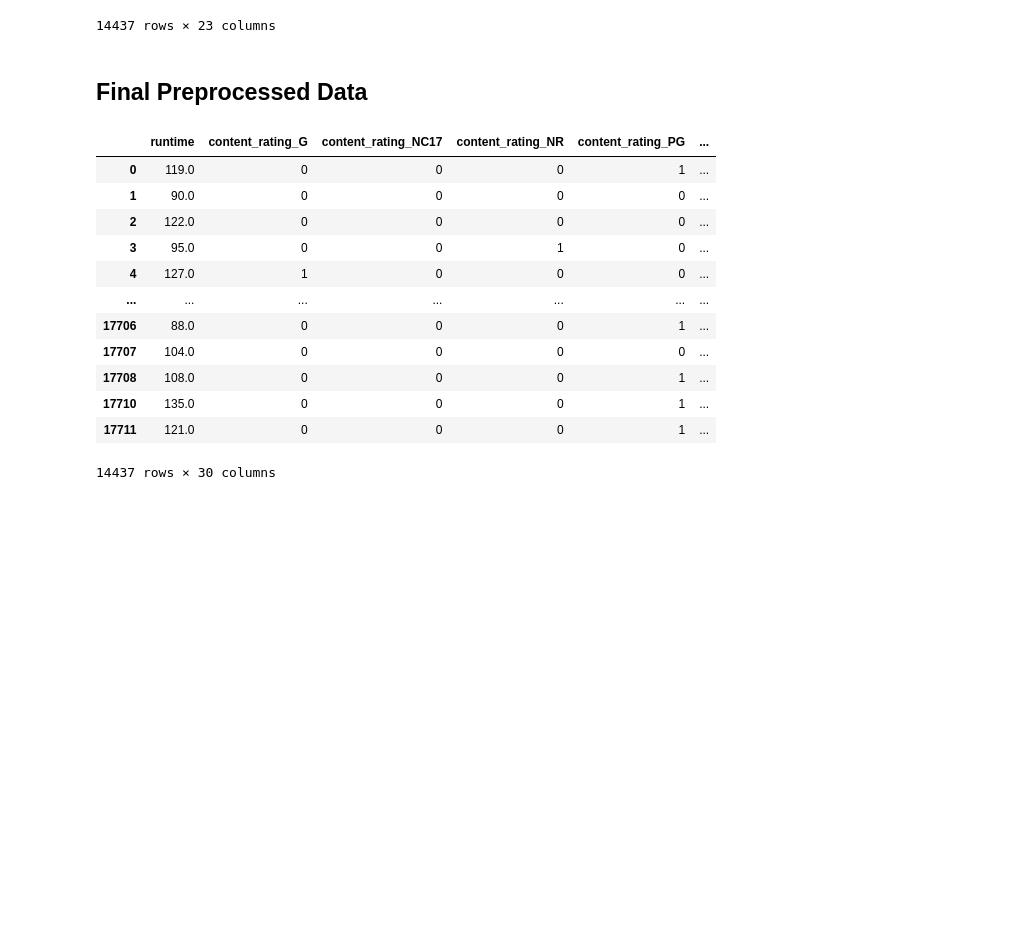
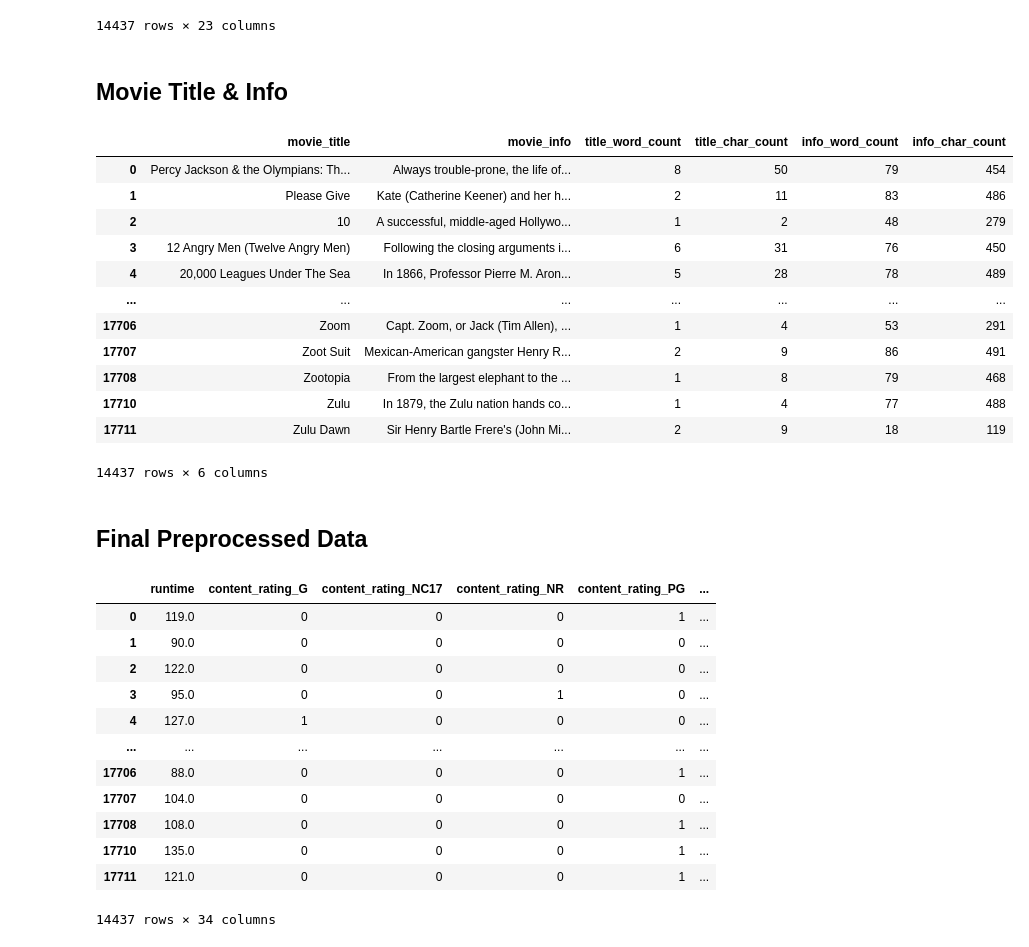
Before and after one commit to devinhughes/Rotten_tomatoes_project, a Jupyter notebook: preprocessing.ipynb, the cells around one changed output. Drawn from its saved outputs; the diff is of its cells as text; code cells hidden in the pictures; blank space fills up the shorter version.

Commit message:
add text length features

```diff
--- a/preprocessing.ipynb
+++ b/preprocessing.ipynb
@@ -171,6 +171,30 @@ genre_df
 | 17710 | Classics, Drama | 1 | 0 | 0 | 0 | 0 | 0 | ... |
 | 17711 | Action & Adventure, Art House & I... | 1 | 0 | 1 | 0 | 1 | 0 | ... |
 14437 rows × 23 columns
+# %% [markdown]
+## Movie Title & Info
+# %%
+# Create DataFrame with text length analysis (word and character counts)
+text_df = movies_df_clean[["movie_title", "movie_info"]].copy()
+text_df["title_word_count"] = text_df["movie_title"].apply(lambda x: len(x.split()))
+text_df["title_char_count"] = text_df["movie_title"].apply(lambda x: len(x))
+text_df["info_word_count"] = text_df["movie_info"].apply(lambda x: len(x.split()))
+text_df["info_char_count"] = text_df["movie_info"].apply(lambda x: len(x))
+text_df
+# %% [output]
+|  | movie_title | movie_info | title_word_count | title_char_count | info_word_count | info_char_count |
+| 0 | Percy Jackson & the Olympians: Th... | Always trouble-prone, the life of... | 8 | 50 | 79 | 454 |
+| 1 | Please Give | Kate (Catherine Keener) and her h... | 2 | 11 | 83 | 486 |
+| 2 | 10 | A successful, middle-aged Hollywo... | 1 | 2 | 48 | 279 |
+| 3 | 12 Angry Men (Twelve Angry Men) | Following the closing arguments i... | 6 | 31 | 76 | 450 |
+| 4 | 20,000 Leagues Under The Sea | In 1866, Professor Pierre M. Aron... | 5 | 28 | 78 | 489 |
+| ... | ... | ... | ... | ... | ... | ... |
+| 17706 | Zoom | Capt. Zoom, or Jack (Tim Allen), ... | 1 | 4 | 53 | 291 |
+| 17707 | Zoot Suit | Mexican-American gangster Henry R... | 2 | 9 | 86 | 491 |
+| 17708 | Zootopia | From the largest elephant to the ... | 1 | 8 | 79 | 468 |
+| 17710 | Zulu | In 1879, the Zulu nation hands co... | 1 | 4 | 77 | 488 |
+| 17711 | Zulu Dawn | Sir Henry Bartle Frere's (John Mi... | 2 | 9 | 18 | 119 |
+14437 rows × 6 columns
 # %% [markdown]
 ## Final Preprocessed Data
 # %%
@@ -180,6 +204,9 @@ movies_preprocessed_df = pd.get_dummies(movies_df_clean[["content_rating","runti
 # Merge genre_df
 movies_preprocessed_df = movies_preprocessed_df.merge(genre_df.drop("genres", axis=1),left_index=True, right_index=True)
 
+# Merge text_df
+movies_preprocessed_df = movies_preprocessed_df.merge(text_df.drop(columns=["movie_title", "movie_info"]),left_index=True, right_index=True)
+
 # Add target column
 movies_preprocessed_df["tomatometer_status"] = movies_df_clean["tomatometer_status"]
 
@@ -197,7 +224,7 @@ movies_preprocessed_df
 | 17708 | 108.0 | 0 | 0 | 0 | 1 | ... |
 | 17710 | 135.0 | 0 | 0 | 0 | 1 | ... |
 | 17711 | 121.0 | 0 | 0 | 0 | 1 | ... |
-14437 rows × 30 columns
+14437 rows × 34 columns
 # %%
 # Export preprocessed data to file
 movies_preprocessed_df.to_csv("movies_data_preprocessed.csv", index=False)
```
Also changed, not shown: 2 other files.
